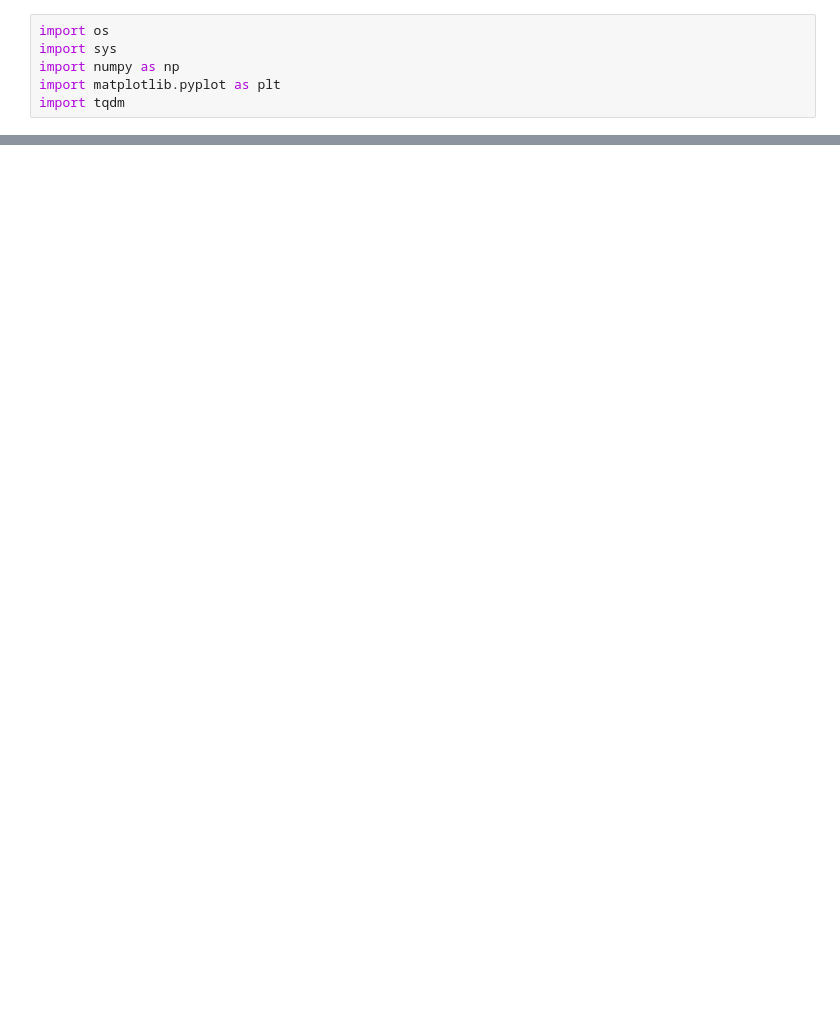
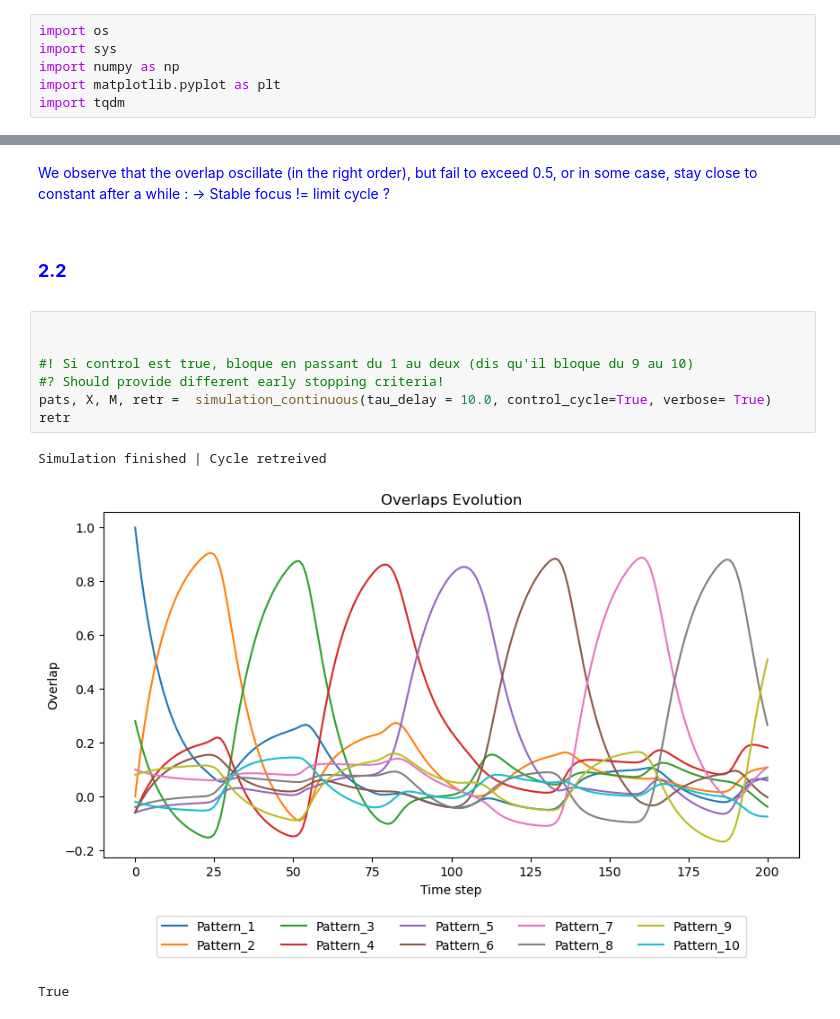
Before and after one commit to maverest/NX_465_mini_project, a Jupyter notebook: NX_465_mini_project.ipynb, the cells around one changed output, grey strips where cells are left out. Cells and saved outputs as stored; diff of their text form; blank space fills up the shorter version.

```diff
--- a/NX_465_mini_project.ipynb
+++ b/NX_465_mini_project.ipynb
@@ -469,0 +662,19 @@ plt.show()
+# %% [markdown]
+<span style="color:blue">
+
+We observe that the overlap oscillate (in the right order), but fail to exceed 0.5, or in some case, stay close to constant after a while : -> Stable focus != limit cycle ?
+# %% [markdown]
+<span style="color:blue">
+
+### **2.2**
+# %%
+
+
+#! Si control est true, bloque en passant du 1 au deux (dis qu'il bloque du 9 au 10)
+#? Should provide different early stopping criteria!
+pats, X, M, retr =  simulation_continuous(tau_delay = 10.0, control_cycle=True, verbose= True)
+retr
+# %% [output]
+Simulation finished | Cycle retreived
+[figure, added]
+True
```
Also changed, not shown: parts of 26 cells of this notebook.
